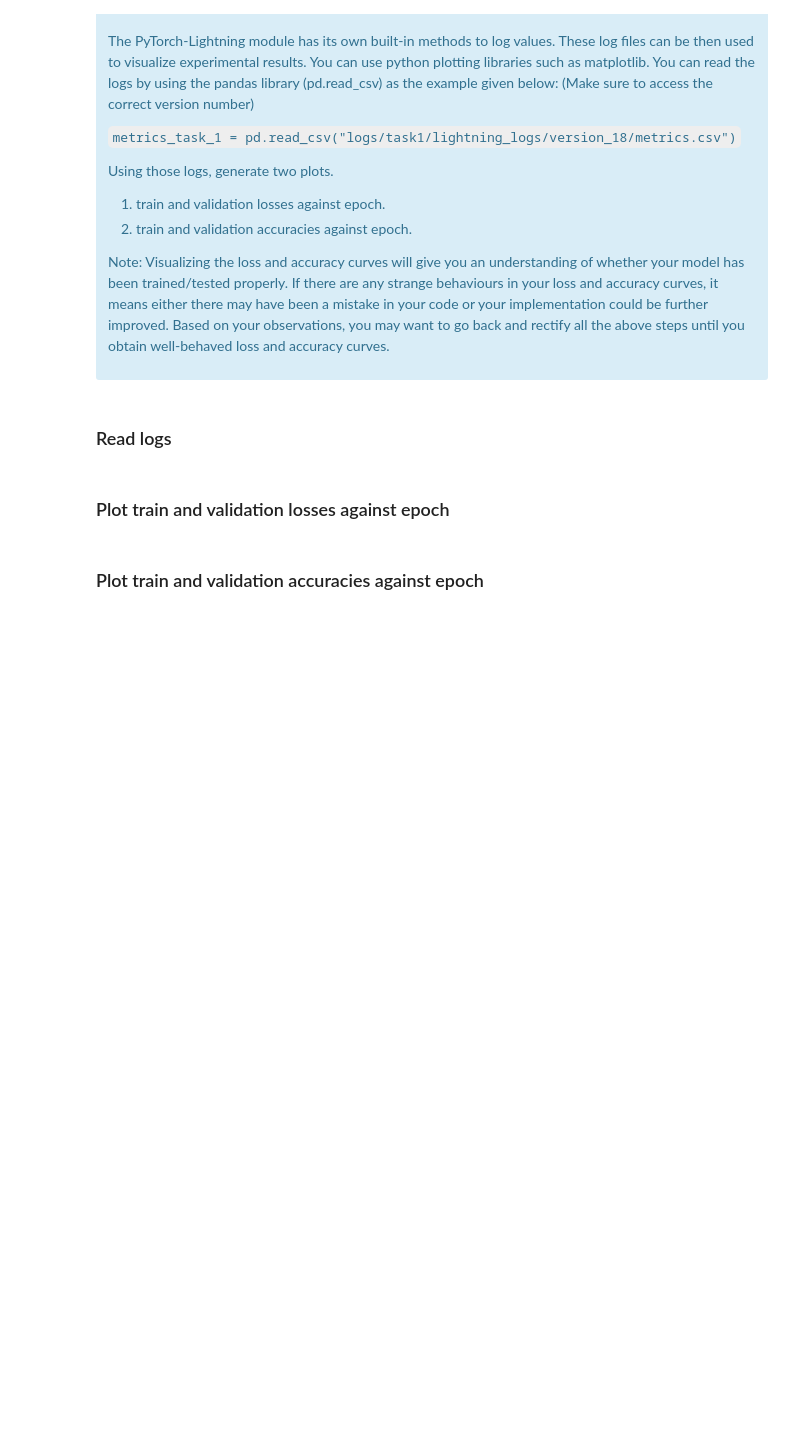
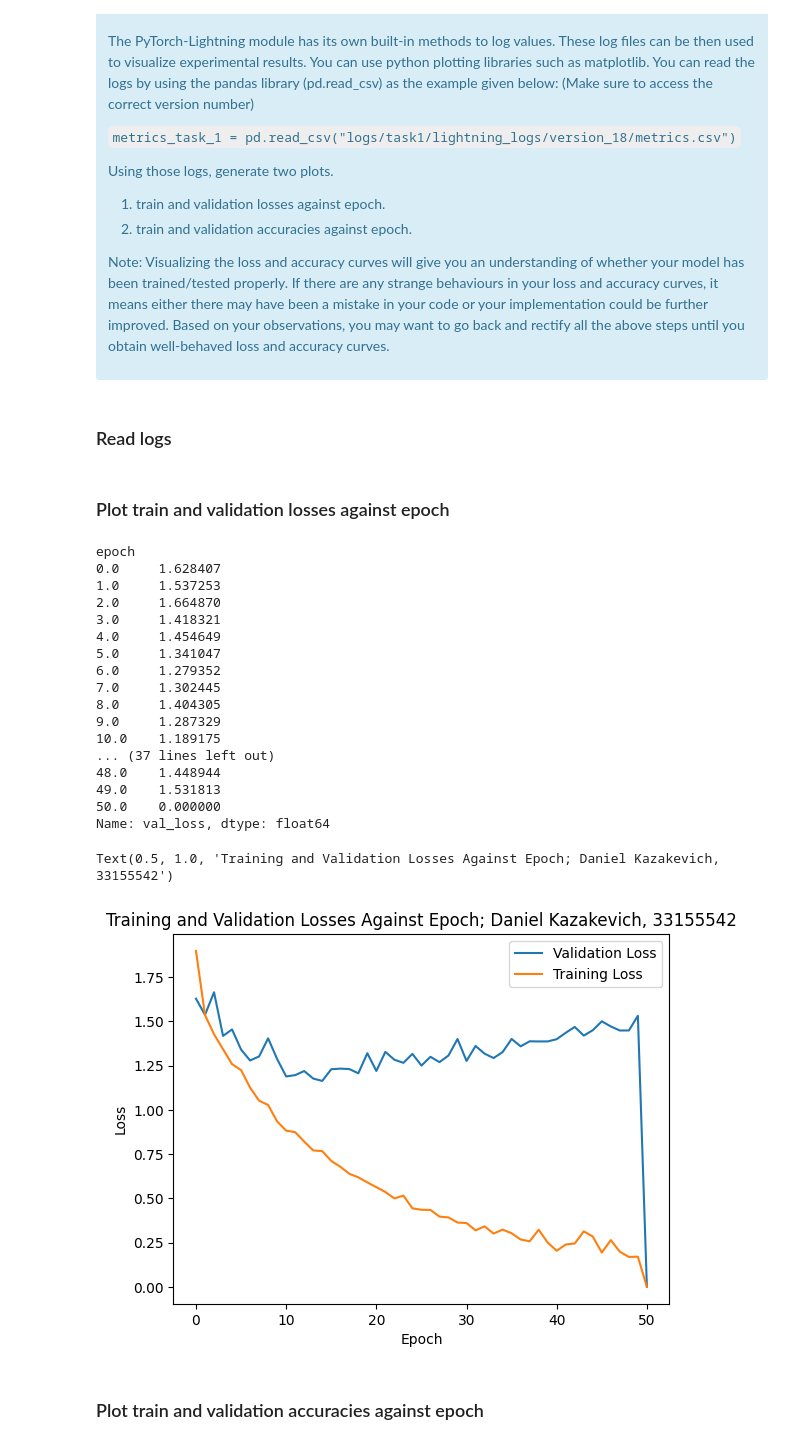
Before and after one commit to daniel-kaz/ece4179-lab4, a Jupyter notebook: Lab4_Basics_student.ipynb, the cells around one changed output. Cells and saved outputs as stored; diff of their text form; code cells hidden in the pictures; blank space fills up the shorter version.

```diff
--- a/Lab4_Basics_student.ipynb
+++ b/Lab4_Basics_student.ipynb
@@ -627,7 +628,7 @@ Note: Visualizing the loss and accuracy curves will give you an understanding of
 ### Read logs
 # %%
 # Read the metrics from the CSV file from the relevant version path
-metrics_task_1 = ????
+metrics_task_1 = pd.read_csv(f"logs/task1/lightning_logs/version_{ver_num}/metrics.csv")
 
 # Set the "epoch" column as the index for easier data manipulation
 metrics_task_1.set_index("epoch", inplace=True)
@@ -643,2 +640,31 @@ metrics_task_1 = metrics_task_1.groupby(level=0).sum().drop("step", axis=1)
+# %%
+# Create a figure with all the appropriate labels/titles etc.
+print(metrics_task_1["val_loss"])
+plt.plot(metrics_task_1["val_loss"],label="Validation Loss")
+plt.plot(metrics_task_1["train_loss"],label="Training Loss")
+plt.legend()
+plt.xlabel("Epoch")
+plt.ylabel("Loss")
+plt.title("Training and Validation Losses Against Epoch; Daniel Kazakevich, 33155542")
+# %% [output]
+epoch
+0.0     1.628407
+1.0     1.537253
+2.0     1.664870
+3.0     1.418321
+4.0     1.454649
+5.0     1.341047
+6.0     1.279352
+7.0     1.302445
+8.0     1.404305
+9.0     1.287329
+10.0    1.189175
+... (37 lines left out)
+48.0    1.448944
+49.0    1.531813
+50.0    0.000000
+Name: val_loss, dtype: float64
+Text(0.5, 1.0, 'Training and Validation Losses Against Epoch; Daniel Kazakevich, 33155542')
+[figure, added]
 # %% [markdown]
 ### Plot train and validation accuracies against epoch
```
Also changed, not shown: parts of 18 cells of this notebook.
